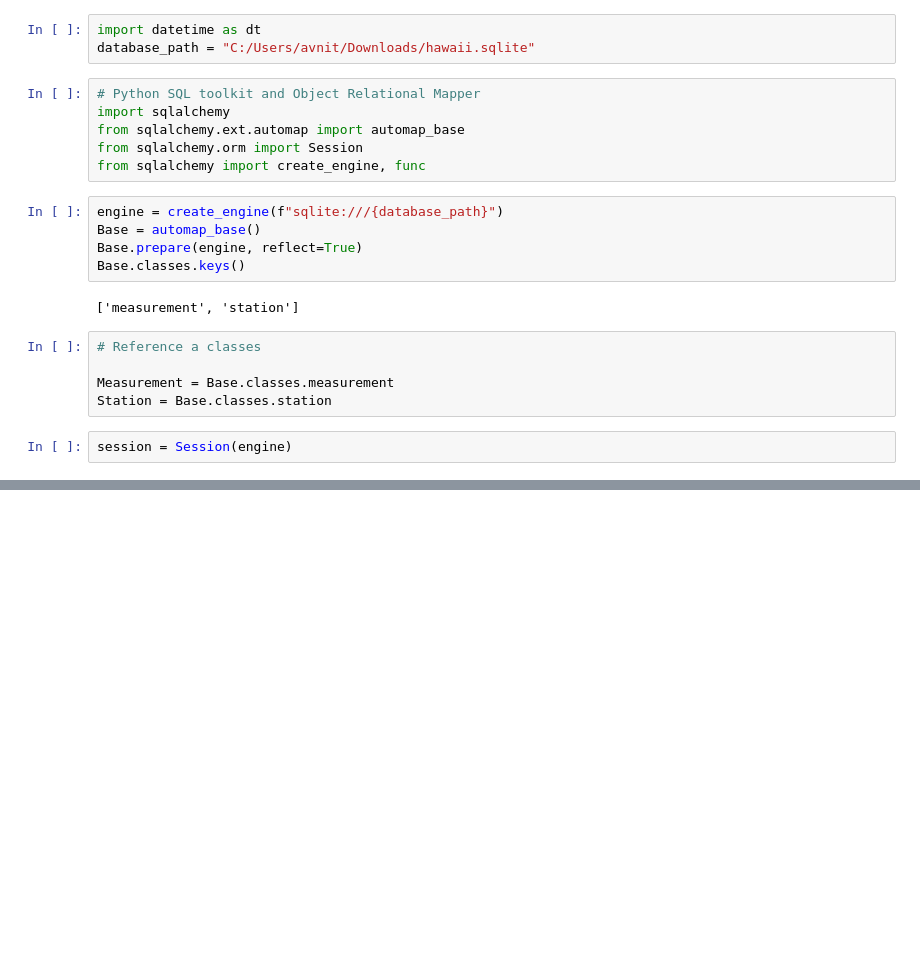
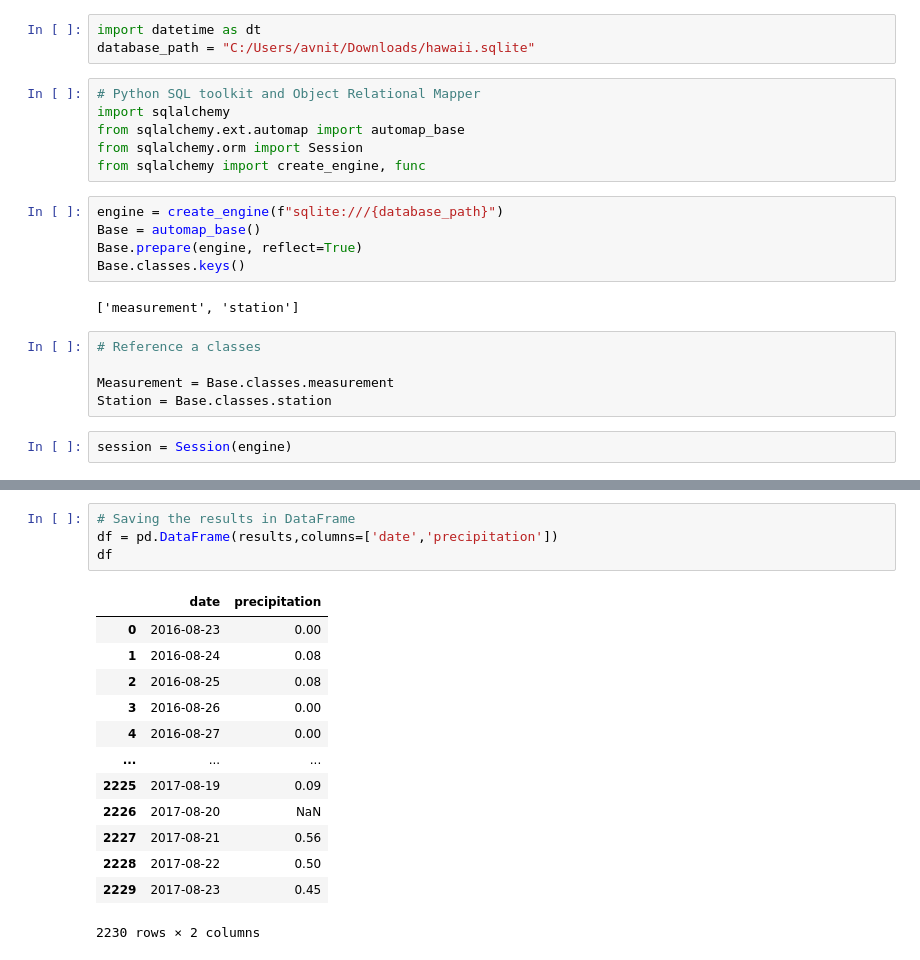
Before and after one commit to AThakor234/surfs_up, a Jupyter notebook: Set_up.ipynb, the cells around one changed output, grey strips where cells are left out. Drawn from its saved outputs; the diff is of its cells as text; blank space fills up the shorter version.

```diff
--- a/Set_up.ipynb
+++ b/Set_up.ipynb
@@ -31,0 +57,18 @@ session = Session(engine)
+# %%
+# Saving the results in DataFrame
+df = pd.DataFrame(results,columns=['date','precipitation'])
+df
+# %% [output]
+|  | date | precipitation |
+| 0 | 2016-08-23 | 0.00 |
+| 1 | 2016-08-24 | 0.08 |
+| 2 | 2016-08-25 | 0.08 |
+| 3 | 2016-08-26 | 0.00 |
+| 4 | 2016-08-27 | 0.00 |
+| ... | ... | ... |
+| 2225 | 2017-08-19 | 0.09 |
+| 2226 | 2017-08-20 | NaN |
+| 2227 | 2017-08-21 | 0.56 |
+| 2228 | 2017-08-22 | 0.50 |
+| 2229 | 2017-08-23 | 0.45 |
+2230 rows × 2 columns
```
Also changed, not shown: parts of 12 cells of this notebook.
